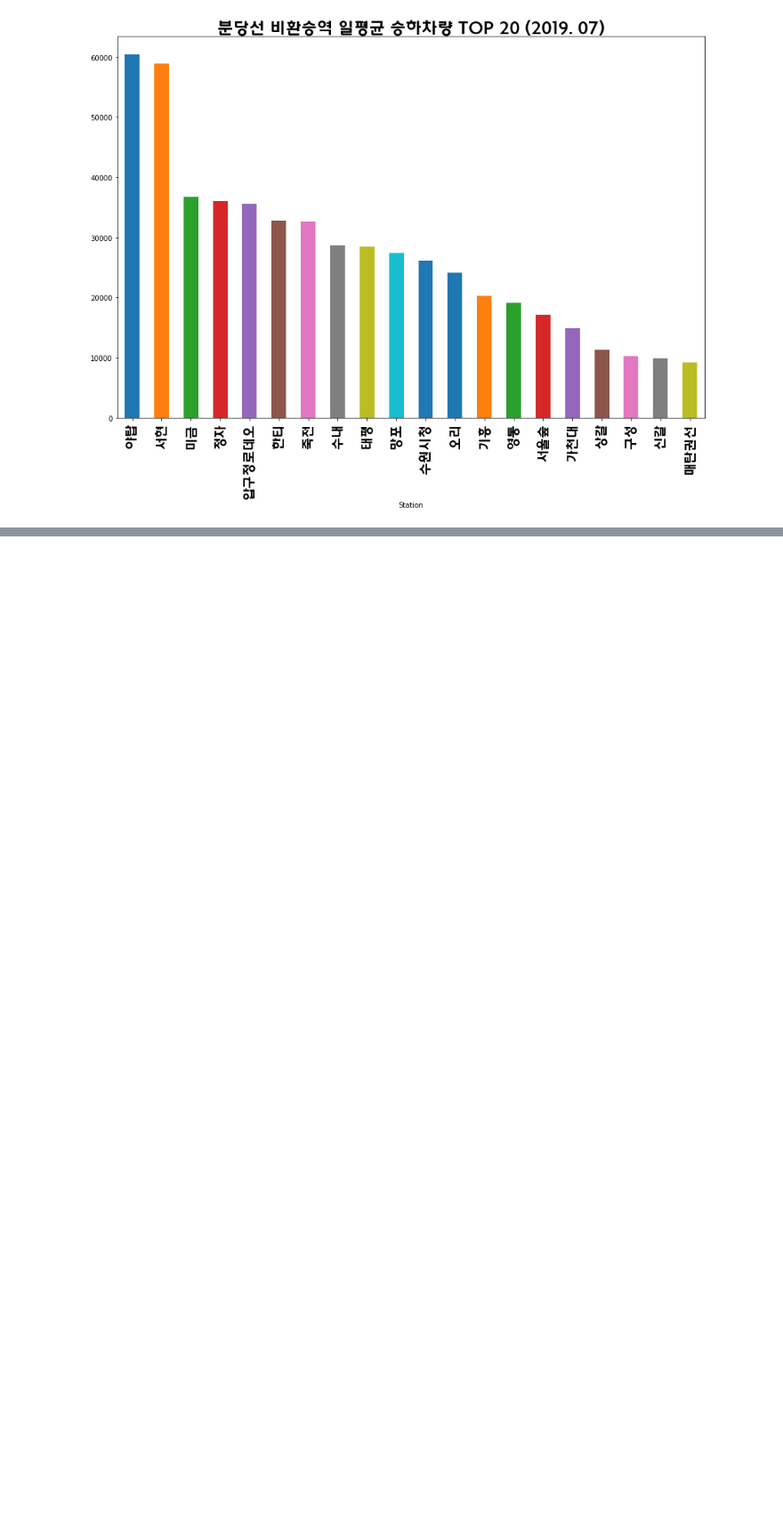
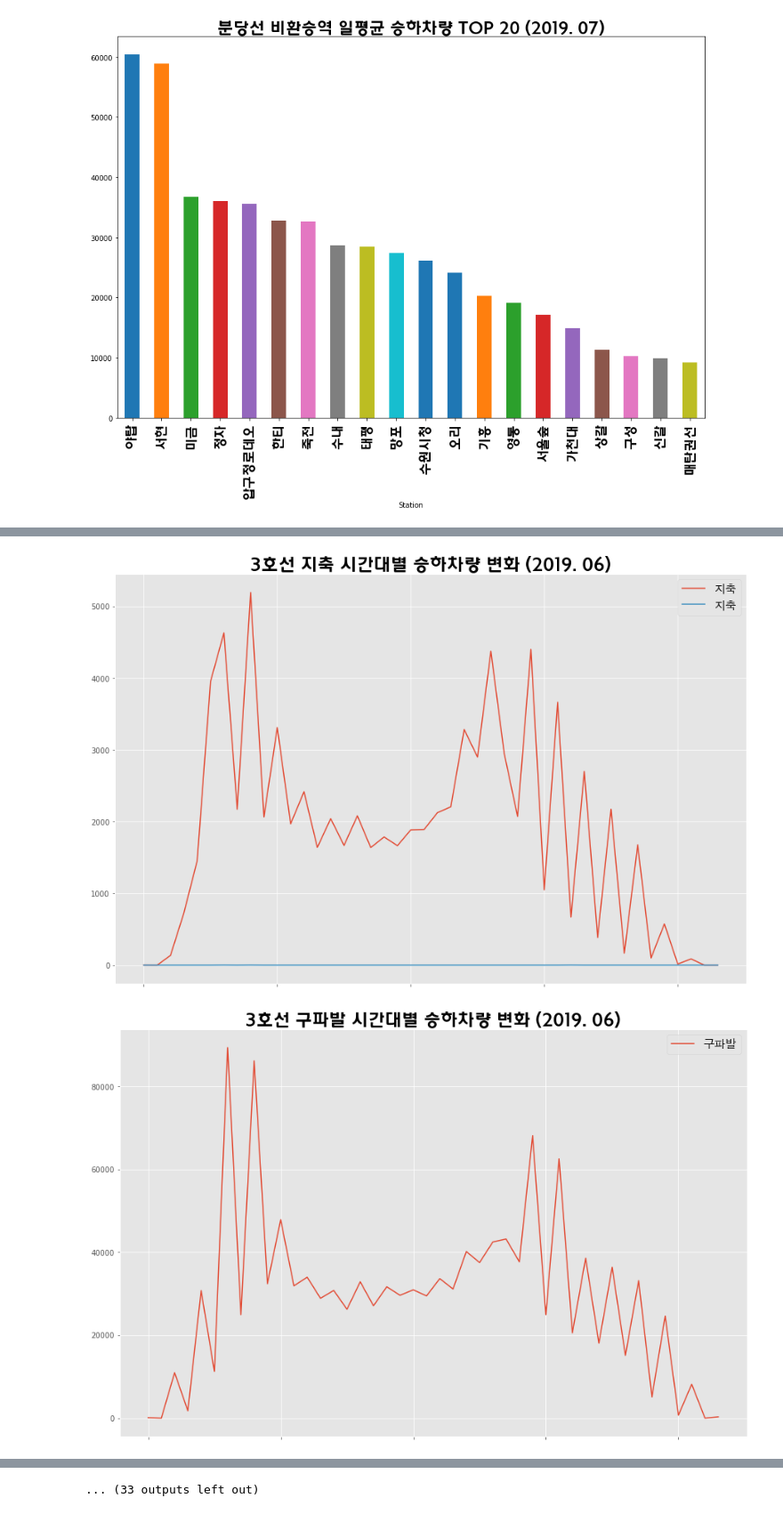
Before and after one commit to pyville/python, a Jupyter notebook: subway.ipynb, the cells around one changed output, grey strips where cells are left out. Shown at 89% size. Drawn from its saved outputs; the diff is of its cells as text; code cells hidden in the pictures; blank space fills up the shorter version.

```diff
--- a/subway.ipynb
+++ b/subway.ipynb
@@ -358,0 +447,22 @@ to do list
+# %%
+path_gothic = '/Users/jeongjoo/Library/Fonts/KUCentennial.ttf'
+path_apple = '/Library/Fonts/AppleGothic.ttf'
+fontprop1 = fm.FontProperties(fname=path_gothic, size=25)
+fontprop2 = fm.FontProperties(fname=path_gothic, size=20)
+font_name = fm.FontProperties(fname=path_apple).get_name()
+
+unit06_line3 = unit06[unit06['Line'] == '3호선'].iloc[:, :-1].T
+unit06_line3.columns = unit06_line3.iloc[3, :]
+unit06_line3 = unit06_line3.iloc[4:, :]
+
+for column in unit06_line3.columns:
+    plt.style.use('ggplot')
+    unit06_line3[column].plot(figsize=(15, 10))
+    plt.title('3호선 {} 시간대별 승하차량 변화 (2019. 06)'.format(column), fontproperties=fontprop1)
+    plt.xticks(rotation=90, fontproperties=fontprop2)
+    plt.legend(prop={'family':font_name, 'size':15})
+    plt.savefig('subway_{}.png'.format(column), dpi=400, bbox_inches='tight')
+    plt.show()
+# %% [output]
+[figure, added]
+[figure, added]
@@ -358,0 +479 @@ to do list
+... (33 outputs left out)
```
Also changed, not shown: parts of 10 cells of this notebook.
